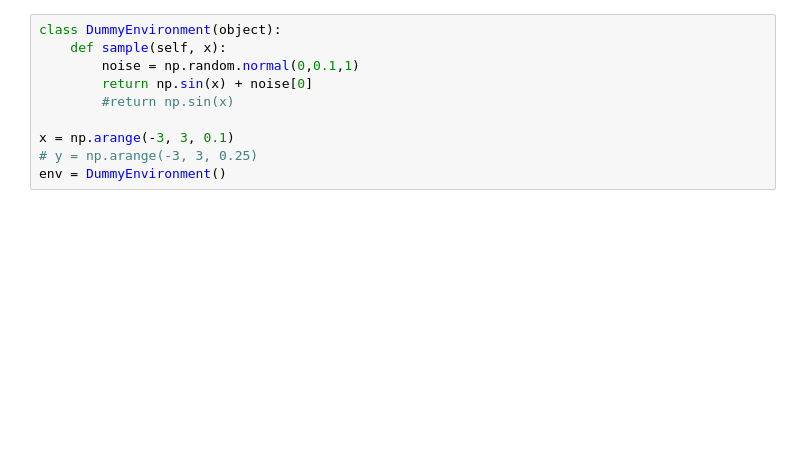
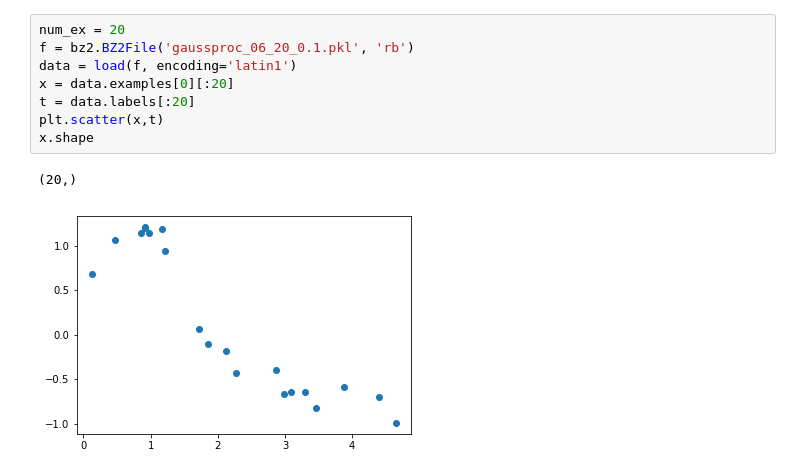
Before and after one commit to chengsoonong/eheye, a Jupyter notebook: Ideas/GP-UCB & Quant-UCB.ipynb, the cells around one changed output. Drawn from its saved outputs; the diff is of its cells as text; blank space fills up the shorter version.

```diff
--- a/Ideas/GP-UCB & Quant-UCB.ipynb
+++ b/Ideas/GP-UCB & Quant-UCB.ipynb
@@ -193,10 +35,11 @@ class QuantUCB(object):
-# %%
-class DummyEnvironment(object):
-    def sample(self, x):
-        noise = np.random.normal(0,0.1,1)
-        return np.sin(x) + noise[0]
-        #return np.sin(x)
-
-x = np.arange(-3, 3, 0.1)
-# y = np.arange(-3, 3, 0.25)
-env = DummyEnvironment()
+# %%
+num_ex = 20
+f = bz2.BZ2File('gaussproc_06_20_0.1.pkl', 'rb')
+data = load(f, encoding='latin1')
+x = data.examples[0][:20]
+t = data.labels[:20]
+plt.scatter(x,t)
+x.shape
+# %% [output]
+(20,)
+[figure, added]
```
Also changed, not shown: parts of 17 cells of this notebook, 2 other files.
